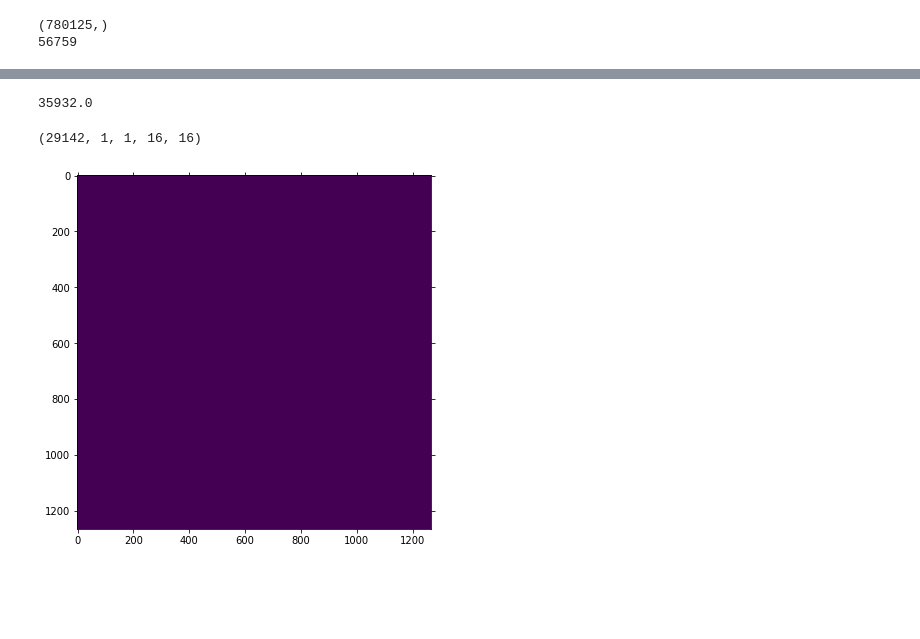
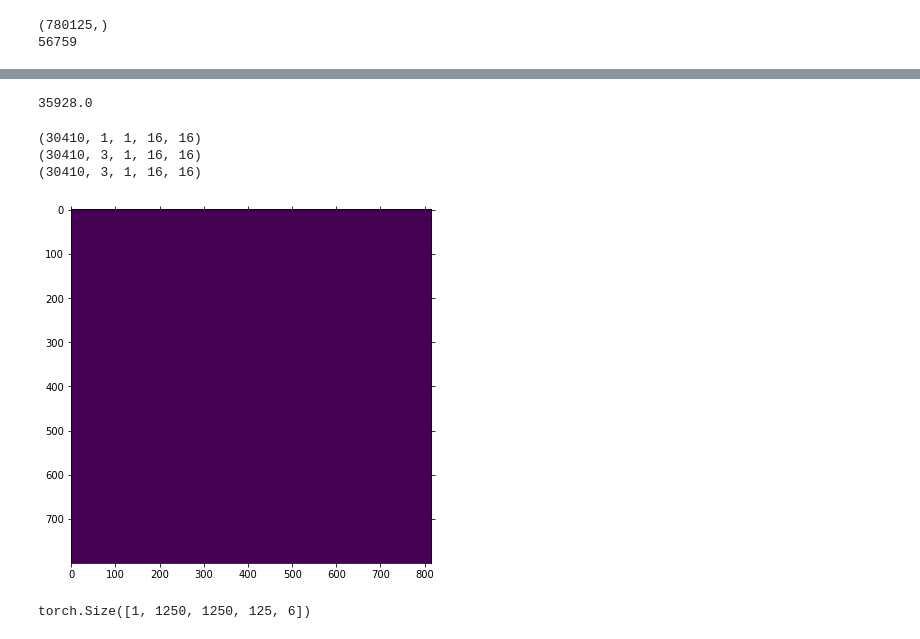
Before and after one commit to image-infomatics/neutorch, a Jupyter notebook: neutorch/notebooks/affinity_2_seg.ipynb, the cells around one changed output, grey strips where cells are left out. Drawn from its saved outputs; the diff is of its cells as text; code cells hidden in the pictures; blank space fills up the shorter version.

Commit message:
first take proofread train

```diff
--- a/neutorch/notebooks/affinity_2_seg.ipynb
+++ b/neutorch/notebooks/affinity_2_seg.ipynb
@@ -234,9 +219,29 @@ post num 21079 0
 # %%
-img, crds, tru = pd[4]
+img, crds, tru = pd[0]
 # %% [output]
-35932.0
+35928.0
 # %%
 print(img.shape)
+print(crds.shape)
+print(tru.shape)
 # %% [output]
-(29142, 1, 1, 16, 16)
+(30410, 1, 1, 16, 16)
+(30410, 3, 1, 16, 16)
+(30410, 3, 1, 16, 16)
+# %%
+def reassemble_img_from_cords(cords, img_arr):
+    cords = cords.astype(int)
+    z_cords, y_cords, x_cords = cords[:,0,...], cords[:,1,...], cords[:,2,...]
+    x_min, x_max = np.amin(x_cords), np.amax(x_cords)
+    y_min, y_max = np.amin(y_cords), np.amax(y_cords)
+    z_min, z_max = np.amin(z_cords), np.amax(z_cords)
+    (sz,sy,sx) =  img_arr[0][0].shape
+    new_image = np.zeros((z_max-z_min+sz+1,y_max-y_min+sy+1,x_max-x_min+sx+1))
+    for j in range(img_arr.shape[0]):
+        patch = img_arr[j][0]
+        st = cords[j,:,0,0,0].astype(int)
+        bz, by, bx = st[0]-z_min, st[1]-y_min, st[2]-x_min
+        new_image[bz:bz+sz,by:by+sy,bx:bx+sx] = patch
+
+    return new_image
 # %%
@@ -250,7 +255,8 @@ for j in range(img.shape[0]):
-# %%
-vis_volume(recon)
-# %% [output]
-[figure, removed]
+# %%
+img_recon = reassemble_img_from_cords(crds, img)
+vis_volume(img_recon)
+# %% [output]
+[figure, added]
 # %%
 import numpy as np
 import random
@@ -269,3 +275,16 @@ fig.set_size_inches(8, 8)
 
 plt.imshow(remap_labels(label[i]), cmap='tab20')
 plt.show()
+# %%
+from positional_encodings import  PositionalEncoding3D
+import torch
+from einops import rearrange
+channels = 6
+# takes in form (batchsize, x, y, z, c)
+dummy = torch.ones((1,1250,1250,125,channels)) # add channel and batch dims
+p_enc_3d = PositionalEncoding3D(channels)
+encoded = p_enc_3d(dummy)
+print(encoded.shape)
+# encoded = rearrange(encoded, 'b x y z c -> b c z y x')
+# %% [output]
+torch.Size([1, 1250, 1250, 125, 6])
```
Also changed, not shown: parts of 4 cells of this notebook, 8 other files.
